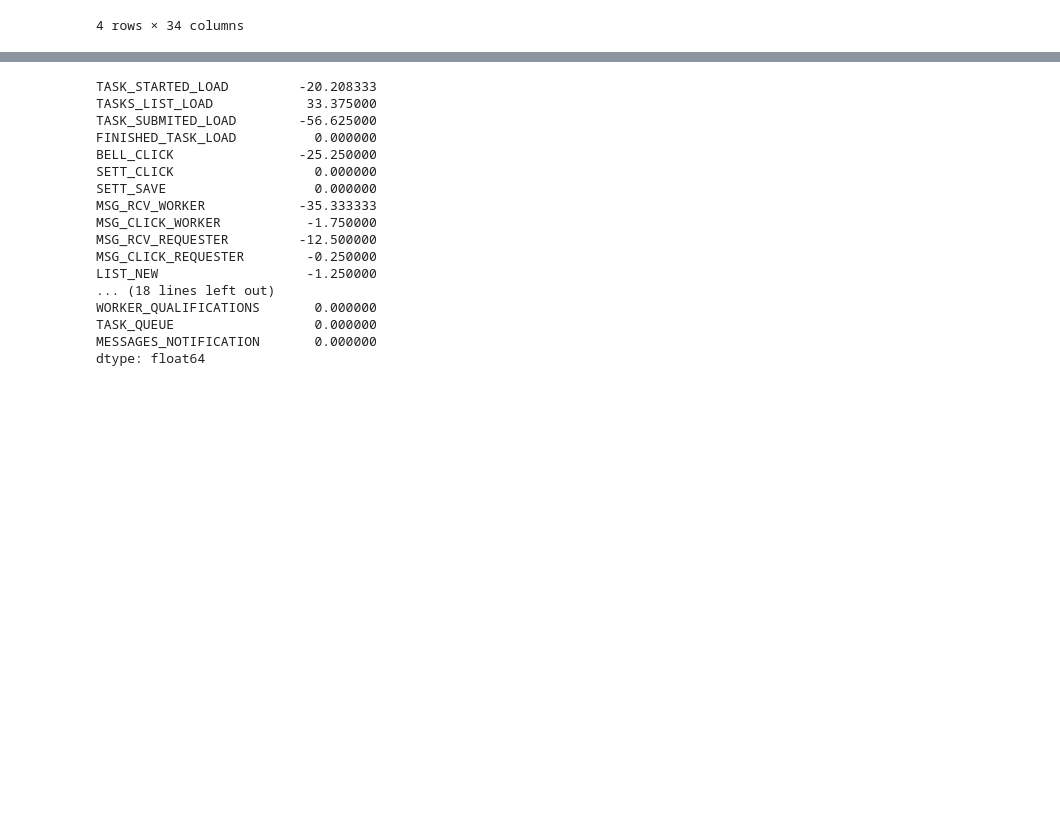
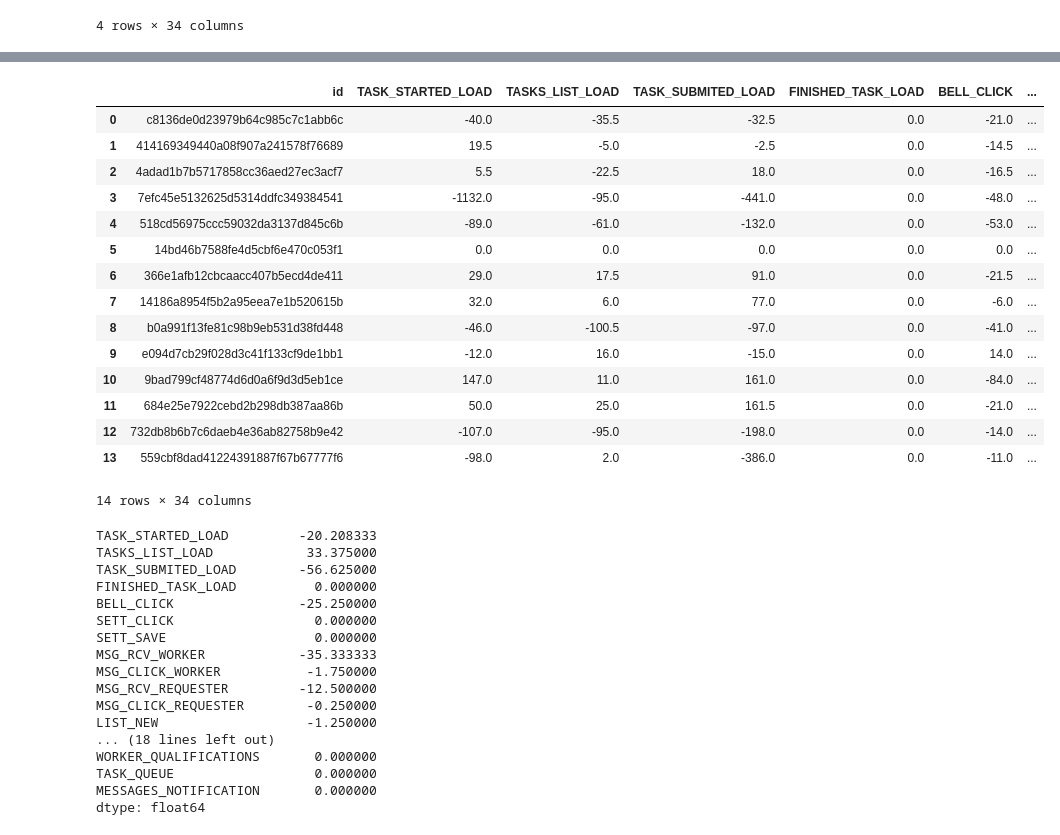
Before and after one commit to rlewinter/IS4800_Project, a Jupyter notebook: exploration.ipynb, the cells around one changed output, grey strips where cells are left out. Cells and saved outputs as stored; diff of their text form; code cells hidden in the pictures; blank space fills up the shorter version.

```diff
--- a/exploration.ipynb
+++ b/exploration.ipynb
@@ -852,3 +891,22 @@ calculate_diff(treatment_mono)
+# %%
+calculate_diff(control_poly)
+# %% [output]
+|  | id | TASK_STARTED_LOAD | TASKS_LIST_LOAD | TASK_SUBMITED_LOAD | FINISHED_TASK_LOAD | BELL_CLICK | ... |
+| 0 | c8136de0d23979b64c985c7c1abb6c | -40.0 | -35.5 | -32.5 | 0.0 | -21.0 | ... |
+| 1 | 414169349440a08f907a241578f76689 | 19.5 | -5.0 | -2.5 | 0.0 | -14.5 | ... |
+| 2 | 4adad1b7b5717858cc36aed27ec3acf7 | 5.5 | -22.5 | 18.0 | 0.0 | -16.5 | ... |
+| 3 | 7efc45e5132625d5314ddfc349384541 | -1132.0 | -95.0 | -441.0 | 0.0 | -48.0 | ... |
+| 4 | 518cd56975ccc59032da3137d845c6b | -89.0 | -61.0 | -132.0 | 0.0 | -53.0 | ... |
+| 5 | 14bd46b7588fe4d5cbf6e470c053f1 | 0.0 | 0.0 | 0.0 | 0.0 | 0.0 | ... |
+| 6 | 366e1afb12cbcaacc407b5ecd4de411 | 29.0 | 17.5 | 91.0 | 0.0 | -21.5 | ... |
+| 7 | 14186a8954f5b2a95eea7e1b520615b | 32.0 | 6.0 | 77.0 | 0.0 | -6.0 | ... |
+| 8 | b0a991f13fe81c98b9eb531d38fd448 | -46.0 | -100.5 | -97.0 | 0.0 | -41.0 | ... |
+| 9 | e094d7cb29f028d3c41f133cf9de1bb1 | -12.0 | 16.0 | -15.0 | 0.0 | 14.0 | ... |
+| 10 | 9bad799cf48774d6d0a6f9d3d5eb1ce | 147.0 | 11.0 | 161.0 | 0.0 | -84.0 | ... |
+| 11 | 684e25e7922cebd2b298db387aa86b | 50.0 | 25.0 | 161.5 | 0.0 | -21.0 | ... |
+| 12 | 732db8b6b7c6daeb4e36ab82758b9e42 | -107.0 | -95.0 | -198.0 | 0.0 | -14.0 | ... |
+| 13 | 559cbf8dad41224391887f67b67777f6 | -98.0 | 2.0 | -386.0 | 0.0 | -11.0 | ... |
+14 rows × 34 columns
 # %%
 calculate_diff(treatment_mono).mean()
 # %% [output]
```
Also changed, not shown: parts of 8 cells of this notebook.
